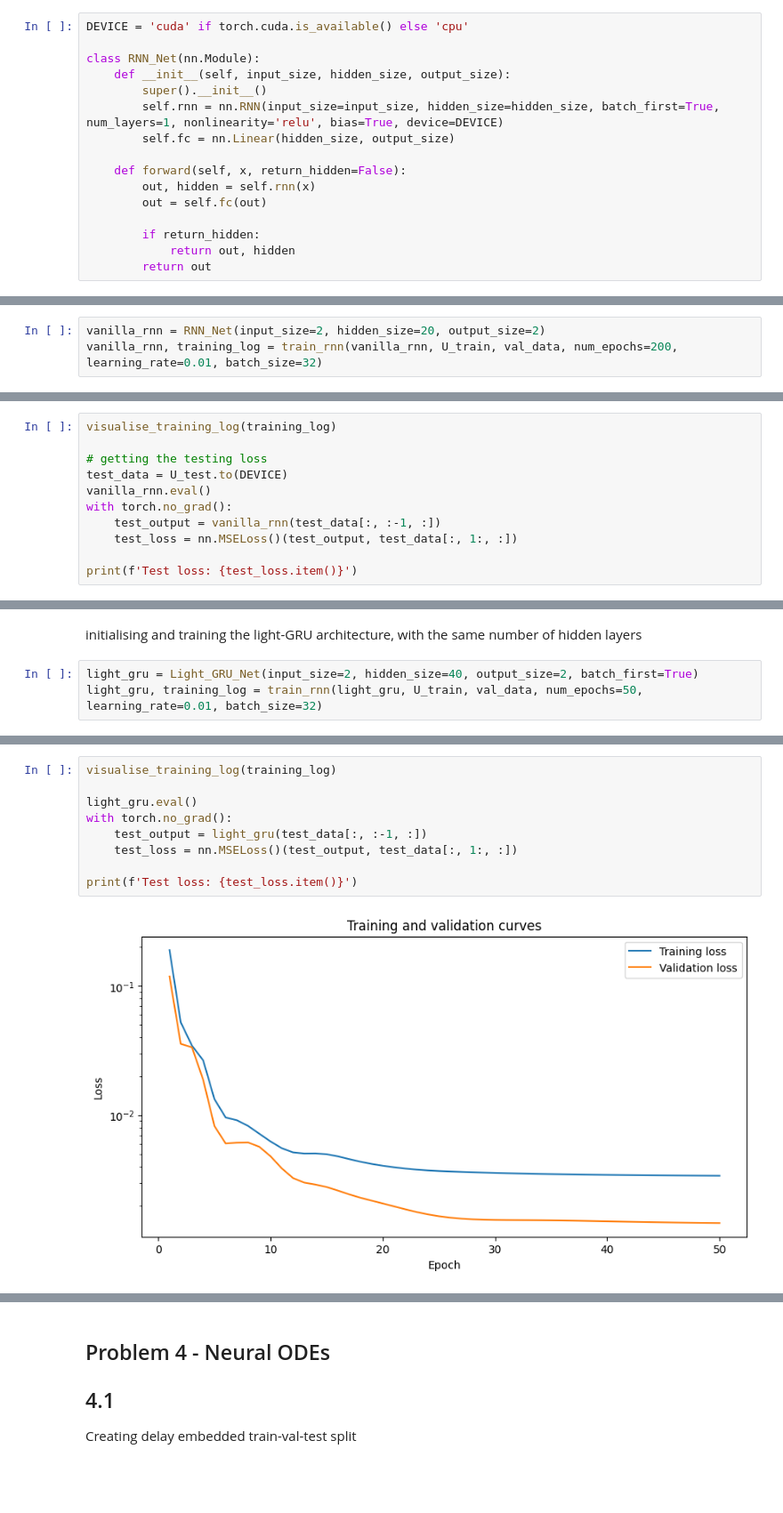
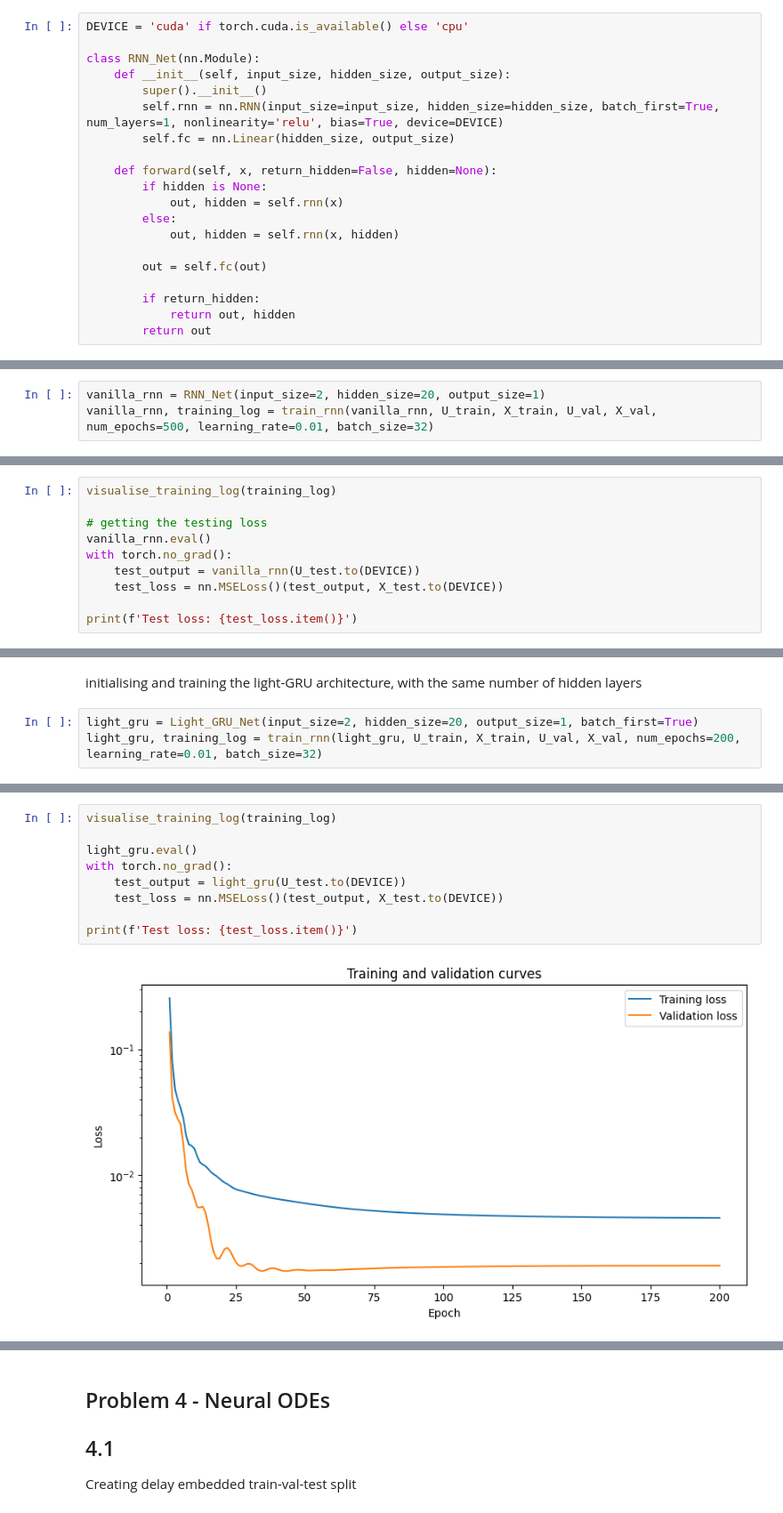
Before and after one commit to ck21706/DDPM_Coursework, a Jupyter notebook: part2_solution_notebook.ipynb, the cells around one changed output, grey strips where cells are left out. Shown at 89% size. Cells and saved outputs as stored; diff of their text form; blank space fills up the shorter version.

```diff
--- a/part2_solution_notebook.ipynb
+++ b/part2_solution_notebook.ipynb
@@ -632,8 +637,12 @@ class RNN_Net(nn.Module):
         self.rnn = nn.RNN(input_size=input_size, hidden_size=hidden_size, batch_first=True, num_layers=1, nonlinearity='relu', bias=True, device=DEVICE)
         self.fc = nn.Linear(hidden_size, output_size)
 
-    def forward(self, x, return_hidden=False):
-        out, hidden = self.rnn(x)
+    def forward(self, x, return_hidden=False, hidden=None):
+        if hidden is None:
+            out, hidden = self.rnn(x)
+        else:
+            out, hidden = self.rnn(x, hidden)
+
         out = self.fc(out)
 
         if return_hidden:
@@ -749,5 +765,5 @@ training a vanilla RNN using the script above
 # %%
-vanilla_rnn = RNN_Net(input_size=2, hidden_size=20, output_size=2)
-vanilla_rnn, training_log = train_rnn(vanilla_rnn, U_train, val_data, num_epochs=200, learning_rate=0.01, batch_size=32)
+vanilla_rnn = RNN_Net(input_size=2, hidden_size=20, output_size=1)
+vanilla_rnn, training_log = train_rnn(vanilla_rnn, U_train, X_train, U_val, X_val, num_epochs=500, learning_rate=0.01, batch_size=32)
 # %% [output]
 --------------------------------
@@ -784,11 +800,10 @@ def visualise_training_log(training_log):
 visualise_training_log(training_log)
 
 # getting the testing loss
-test_data = U_test.to(DEVICE)
 vanilla_rnn.eval()
 with torch.no_grad():
-    test_output = vanilla_rnn(test_data[:, :-1, :])
-    test_loss = nn.MSELoss()(test_output, test_data[:, 1:, :])
+    test_output = vanilla_rnn(U_test.to(DEVICE))
+    test_loss = nn.MSELoss()(test_output, X_test.to(DEVICE))
 
 print(f'Test loss: {test_loss.item()}')
 # %% [output]
@@ -903,7 +968,7 @@ class Light_GRU_Net(nn.Module):
 # %% [markdown]
 initialising and training the light-GRU architecture, with the same number of hidden layers
 # %%
-light_gru = Light_GRU_Net(input_size=2, hidden_size=40, output_size=2, batch_first=True)
-light_gru, training_log = train_rnn(light_gru, U_train, val_data, num_epochs=50, learning_rate=0.01, batch_size=32)
+light_gru = Light_GRU_Net(input_size=2, hidden_size=20, output_size=1, batch_first=True)
+light_gru, training_log = train_rnn(light_gru, U_train, X_train, U_val, X_val, num_epochs=200, learning_rate=0.01, batch_size=32)
 # %% [output]
 --------------------------------
@@ -928,11 +991,11 @@ Epoch 50, train Loss: 0.003395257517695427, val loss: 0.0014630784280598164
 # %%
 visualise_training_log(training_log)
 
 light_gru.eval()
 with torch.no_grad():
-    test_output = light_gru(test_data[:, :-1, :])
-    test_loss = nn.MSELoss()(test_output, test_data[:, 1:, :])
+    test_output = light_gru(U_test.to(DEVICE))
+    test_loss = nn.MSELoss()(test_output, X_test.to(DEVICE))
 
 print(f'Test loss: {test_loss.item()}')
 # %% [output]
-[figure, old version]
+[figure, new version]
```
Also changed, not shown: parts of 37 cells of this notebook, 1 other file.
